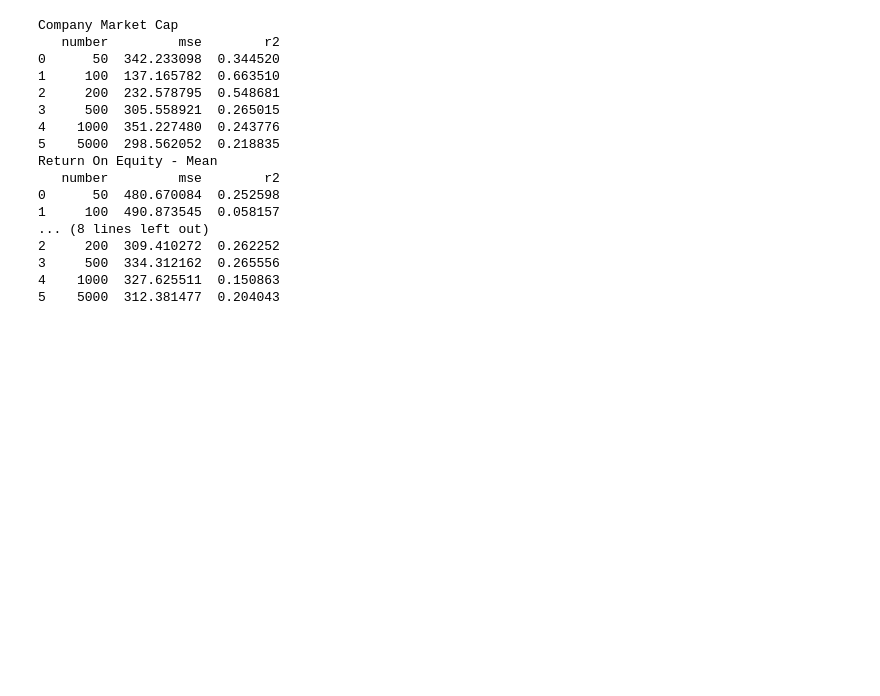
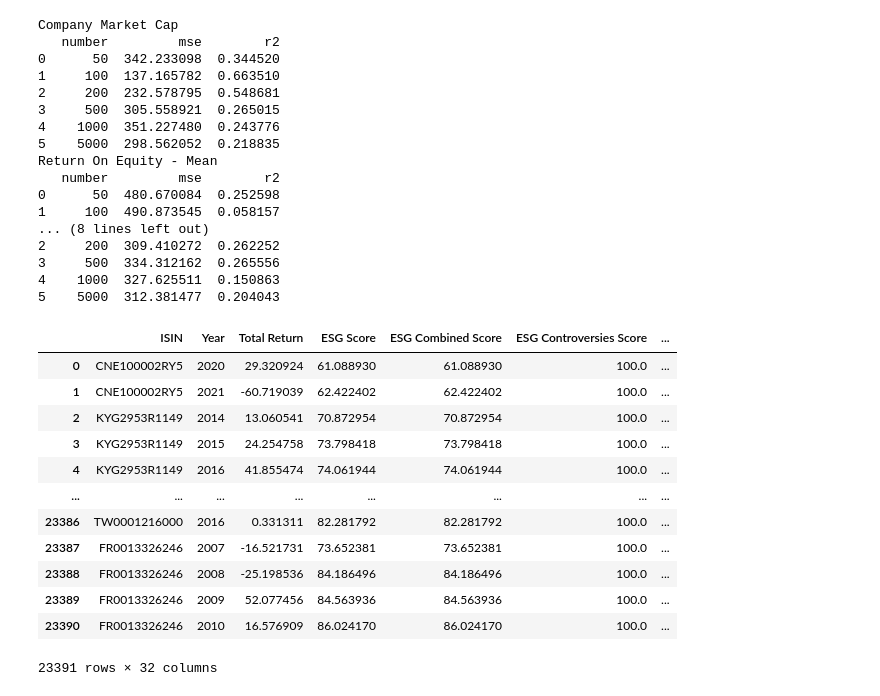
Before and after one commit to nilsmart96/ESG-and-Financial-Performance, a Jupyter notebook: 2) Analysis/custom_regression_testbed.ipynb, the cells around one changed output. Drawn from its saved outputs; the diff is of its cells as text; code cells hidden in the pictures; blank space fills up the shorter version.

```diff
--- a/2) Analysis/custom_regression_testbed.ipynb
+++ b/2) Analysis/custom_regression_testbed.ipynb
@@ -177,3 +178,21 @@ Return On Equity - Mean
 3     500  334.312162  0.265556
 4    1000  327.625511  0.150863
 5    5000  312.381477  0.204043
+# %%
+
+df_change = pd.read_csv(cmn.PATH_df_no_NAN_99p_YoY).drop(columns="Unnamed: 0")
+df_change
+# %% [output]
+|  | ISIN | Year | Total Return | ESG Score | ESG Combined Score | ESG Controversies Score | ... |
+| 0 | CNE100002RY5 | 2020 | 29.320924 | 61.088930 | 61.088930 | 100.0 | ... |
+| 1 | CNE100002RY5 | 2021 | -60.719039 | 62.422402 | 62.422402 | 100.0 | ... |
+| 2 | KYG2953R1149 | 2014 | 13.060541 | 70.872954 | 70.872954 | 100.0 | ... |
+| 3 | KYG2953R1149 | 2015 | 24.254758 | 73.798418 | 73.798418 | 100.0 | ... |
+| 4 | KYG2953R1149 | 2016 | 41.855474 | 74.061944 | 74.061944 | 100.0 | ... |
+| ... | ... | ... | ... | ... | ... | ... | ... |
+| 23386 | TW0001216000 | 2016 | 0.331311 | 82.281792 | 82.281792 | 100.0 | ... |
+| 23387 | FR0013326246 | 2007 | -16.521731 | 73.652381 | 73.652381 | 100.0 | ... |
+| 23388 | FR0013326246 | 2008 | -25.198536 | 84.186496 | 84.186496 | 100.0 | ... |
+| 23389 | FR0013326246 | 2009 | 52.077456 | 84.563936 | 84.563936 | 100.0 | ... |
+| 23390 | FR0013326246 | 2010 | 16.576909 | 86.024170 | 86.024170 | 100.0 | ... |
+23391 rows × 32 columns
```
Also changed, not shown: parts of 3 cells of this notebook, 1 other file.
